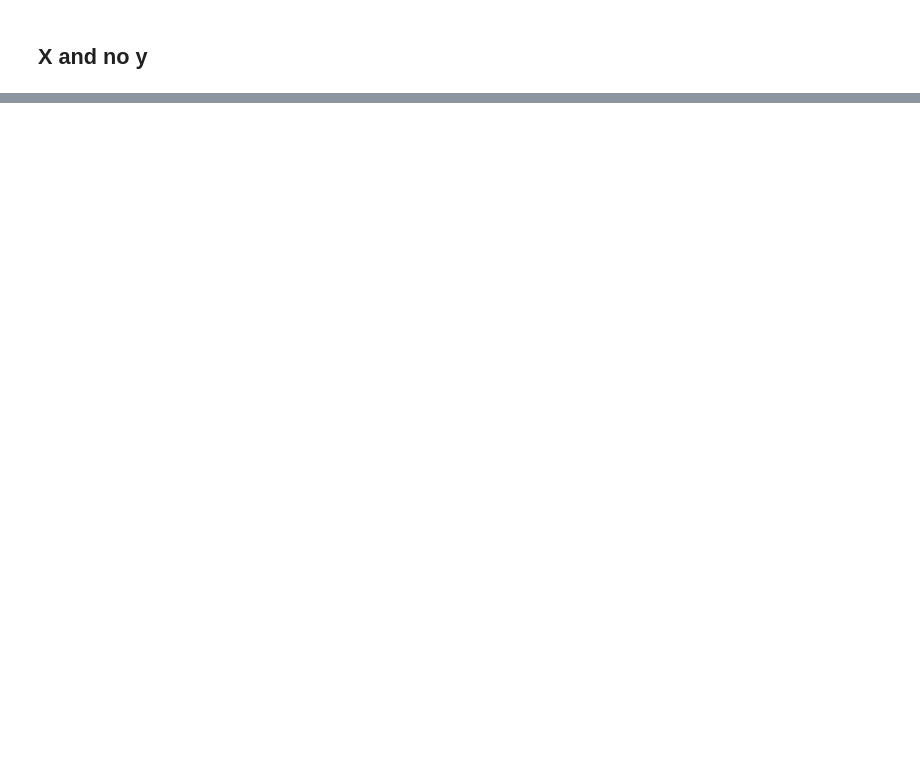
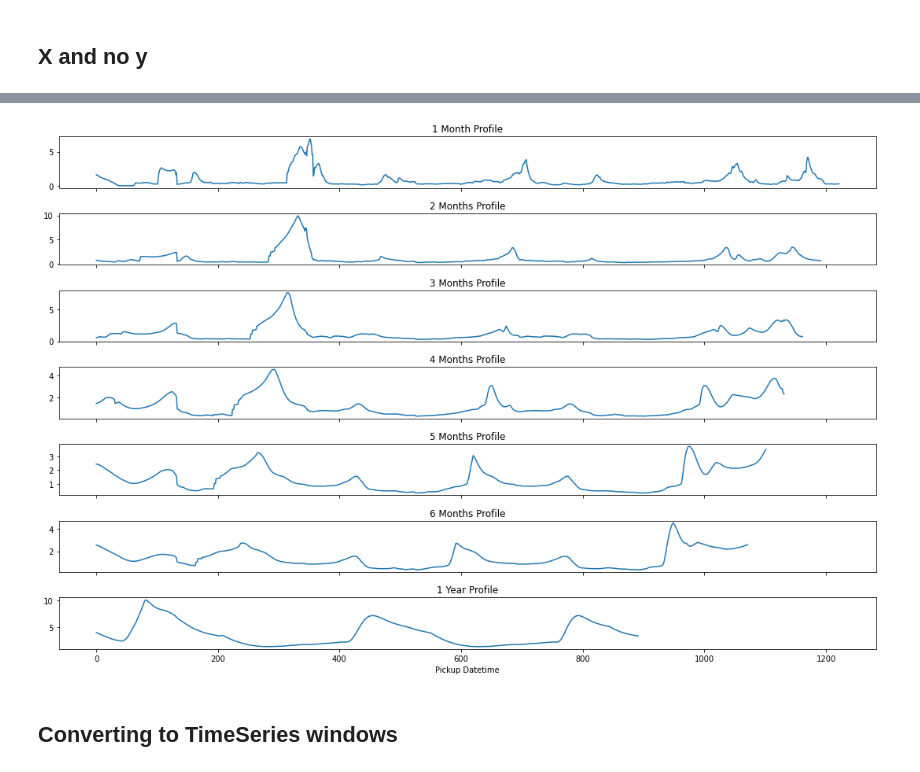
Before and after one commit to ShutDownMan/MinerandoDados, a Jupyter notebook: TCC Igor/damn.ipynb, the cells around one changed output, grey strips where cells are left out. Saved outputs shown, nothing was run; the diff lists cells and outputs as text; code cells hidden in the pictures; blank space fills up the shorter version.

```diff
--- a/TCC Igor/damn.ipynb
+++ b/TCC Igor/damn.ipynb
@@ -66,0 +87,36 @@ dtype: int64
+# %%
+import matrixprofile as mp
+
+windows = [
+    ('1 Month', 30),
+    ('2 Months', 2 * 30),
+    ('3 Months', 3 * 30),
+    ('4 Months', 4 * 30),
+    ('5 Months', 5 * 30),
+    ('6 Months', 6 * 30),
+    ('1 Year', 12 * 30),
+]
+
+profiles = {}
+
+for label, window_size in windows:
+    profile = mp.compute(df['MCA'].values, window_size)
+    key = '{} Profile'.format(label)
+    profiles[key] = profile
+# %%
+#Plot the signal data
+fig, axes = plt.subplots(7,1,sharex=True,figsize=(15,10))
+
+for ax_idx, window in enumerate(windows):
+    key = '{} Profile'.format(window[0])
+    profile = profiles[key]
+    axes[ax_idx].plot(profile['mp'])
+    axes[ax_idx].set_title(key)
+
+plt.xlabel('Pickup Datetime')
+plt.tight_layout()
+plt.show()
+# %% [output]
+[figure, added]
+# %% [markdown]
+## Converting to TimeSeries windows
```
Also changed, not shown: parts of 32 cells of this notebook, 2 other files.
